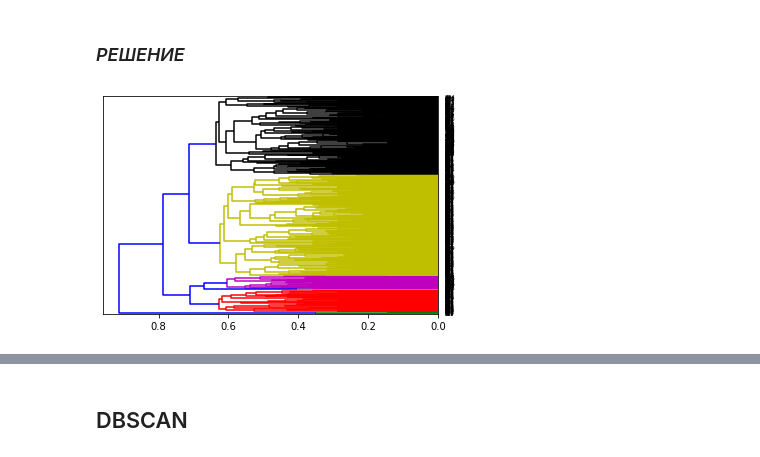
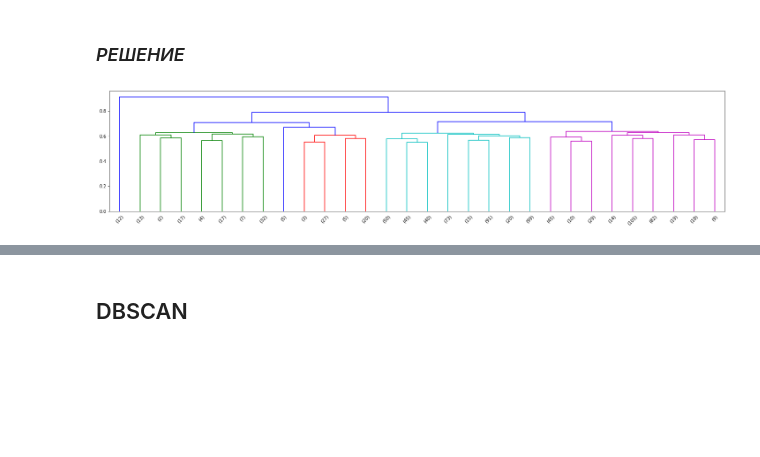
Before and after one commit to IamSVP94/Python-for-data-analysis-course, a Jupyter notebook: 4week-task1.ipynb, the cells around one changed output, grey strips where cells are left out. Cells and saved outputs as stored; diff of their text form; code cells hidden in the pictures; blank space fills up the shorter version.

```diff
--- a/4week-task1.ipynb
+++ b/4week-task1.ipynb
@@ -88,8 +88,9 @@ from scipy.cluster.hierarchy import fcluster, dendrogram, linkage
 ### *РЕШЕНИЕ*
 # %%
 Z = linkage(X, method='average', metric='cosine')
-# fig = plt.figure(figsize=(25,25))
-dend = dendrogram(Z, orientation='left')
+fig,ax = plt.subplots(figsize=(25,5))
+
+dend = dendrogram(Z, truncate_mode='lastp')
 plt.show()
 # %% [output]
-[figure, old version]
+[figure, new version]
```
Also changed, not shown: parts of 5 cells of this notebook.
